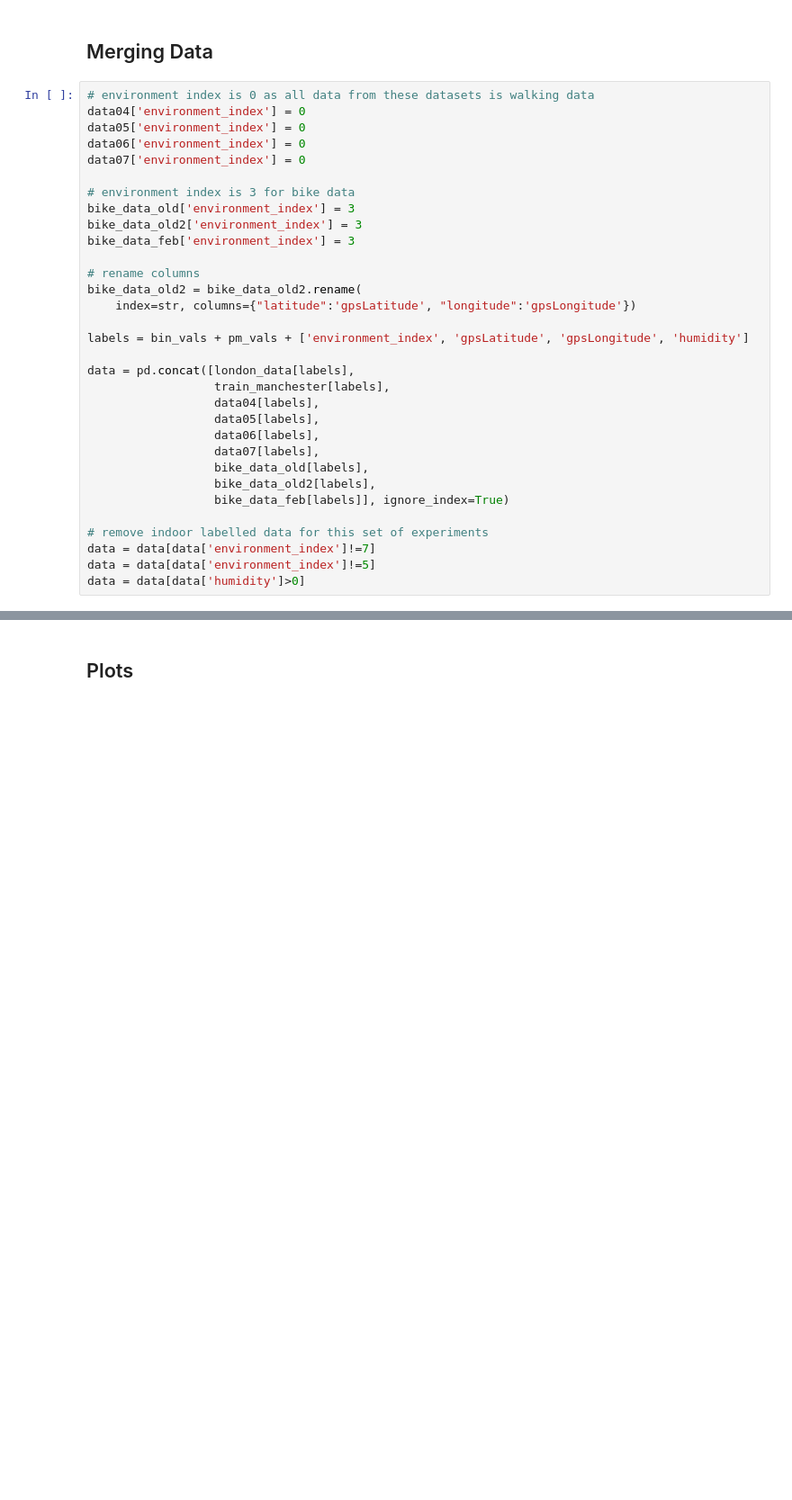
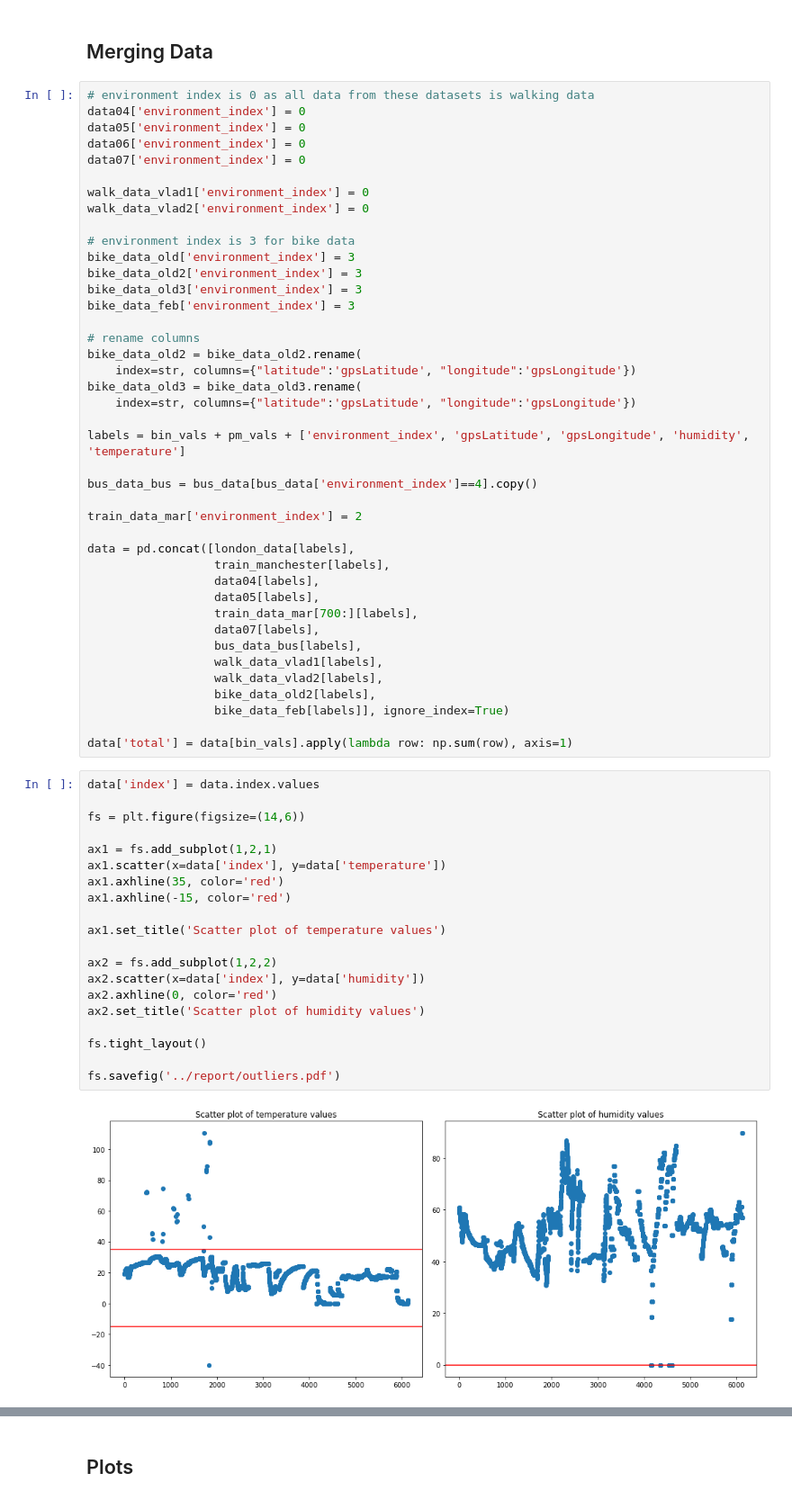
Before and after one commit to MihaiVisu/HonoursProject, a Jupyter notebook: notebooks/data_plots.ipynb, the cells around one changed output, grey strips where cells are left out. Shown at 90% size. Cells and saved outputs as stored; diff of their text form; blank space fills up the shorter version.

Commit message:
remove outliers, add all data points and finish last accuracy results

```diff
--- a/notebooks/data_plots.ipynb
+++ b/notebooks/data_plots.ipynb
@@ -59,28 +66,59 @@ data05['environment_index'] = 0
 data06['environment_index'] = 0
 data07['environment_index'] = 0
 
+walk_data_vlad1['environment_index'] = 0
+walk_data_vlad2['environment_index'] = 0
+
 # environment index is 3 for bike data
 bike_data_old['environment_index'] = 3
 bike_data_old2['environment_index'] = 3
+bike_data_old3['environment_index'] = 3
 bike_data_feb['environment_index'] = 3
 
 # rename columns
 bike_data_old2 = bike_data_old2.rename(
     index=str, columns={"latitude":'gpsLatitude', "longitude":'gpsLongitude'})
+bike_data_old3 = bike_data_old3.rename(
+    index=str, columns={"latitude":'gpsLatitude', "longitude":'gpsLongitude'})
 
-labels = bin_vals + pm_vals + ['environment_index', 'gpsLatitude', 'gpsLongitude', 'humidity']
+labels = bin_vals + pm_vals + ['environment_index', 'gpsLatitude', 'gpsLongitude', 'humidity', 'temperature']
+
+bus_data_bus = bus_data[bus_data['environment_index']==4].copy()
+
+train_data_mar['environment_index'] = 2
 
 data = pd.concat([london_data[labels],
                   train_manchester[labels],
                   data04[labels],
                   data05[labels],
-                  data06[labels],
+                  train_data_mar[700:][labels],
                   data07[labels],
-                  bike_data_old[labels],
+                  bus_data_bus[labels],
+                  walk_data_vlad1[labels],
+                  walk_data_vlad2[labels],
                   bike_data_old2[labels],
                   bike_data_feb[labels]], ignore_index=True)
 
-# remove indoor labelled data for this set of experiments
-data = data[data['environment_index']!=7]
-data = data[data['environment_index']!=5]
-data = data[data['humidity']>0]
+data['total'] = data[bin_vals].apply(lambda row: np.sum(row), axis=1)
+# %%
+data['index'] = data.index.values
+
+fs = plt.figure(figsize=(14,6))
+
+ax1 = fs.add_subplot(1,2,1)
+ax1.scatter(x=data['index'], y=data['temperature'])
+ax1.axhline(35, color='red')
+ax1.axhline(-15, color='red')
+
+ax1.set_title('Scatter plot of temperature values')
+
+ax2 = fs.add_subplot(1,2,2)
+ax2.scatter(x=data['index'], y=data['humidity'])
+ax2.axhline(0, color='red')
+ax2.set_title('Scatter plot of humidity values')
+
+fs.tight_layout()
+
+fs.savefig('../report/outliers.pdf')
+# %% [output]
+[figure, added]
```
Also changed, not shown: parts of 6 cells of this notebook, 3 other files.
